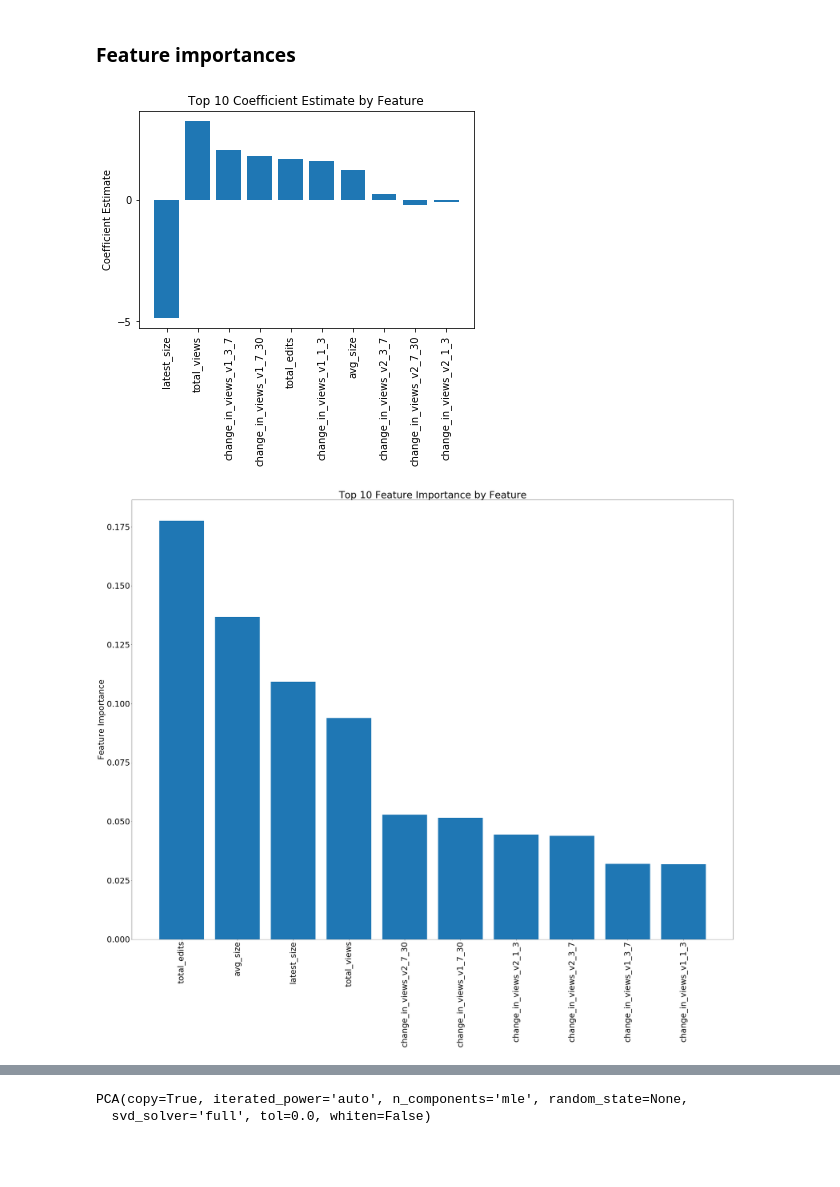
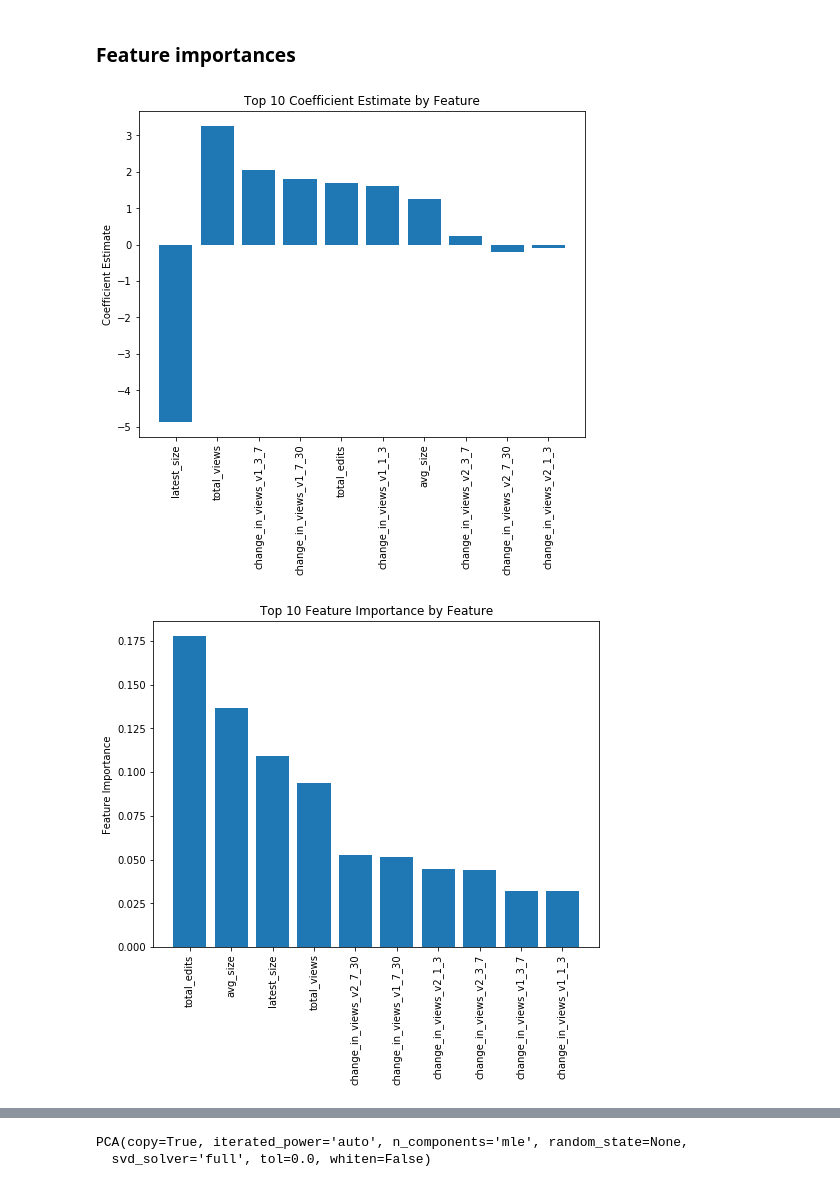
Before and after one commit to FajneFarita/Looking-for-a-Needle-in-a-Haystack-Predicting-Wikipedia-Edits, a Jupyter notebook: data/final/fall-2017-info-251-final-project-analysis-nnu.ipynb, the cells around one changed output, grey strips where cells are left out. Saved outputs shown, nothing was run; the diff lists cells and outputs as text; code cells hidden in the pictures; blank space fills up the shorter version.

```diff
--- a/data/final/fall-2017-info-251-final-project-analysis-nnu.ipynb
+++ b/data/final/fall-2017-info-251-final-project-analysis-nnu.ipynb
@@ -1237,9 +1257,14 @@ f_grouped.get_group(0).describe()
 # %%
-import seaborn as sns
+corr = df_test.corr()
 
-corr = df_test.corr()
+fig, ax = plt.subplots()
+fig.set_size_inches(11.7, 8.27)
+
+plt.rcParams.update({'font.size': 15})
+
 sns.heatmap(corr,
             xticklabels=corr.columns.values,
-            yticklabels=corr.columns.values)
+            yticklabels=corr.columns.values,
+            ax = ax)
 plt.show()
 # %% [output]
@@ -1249,6 +1274,8 @@ plt.show()
 # %% [markdown]
 ### Feature importances
 # %%
+plot_lim = 10
+
 # Logistic regression
 
 logit = LogisticRegression()
@@ -1256,8 +1283,10 @@ logit.fit(train_x, train_y)
 
 logit_coefficients = logit.coef_
 
-plot_lim = 10
-ax = plt.gca()
+#ax = plt.gca()
+fig, ax = plt.subplots()
+fig.set_size_inches(8, 6)
+
 _, sort_i = list(zip(*sorted(zip(np.abs(logit_coefficients[0]), range(plot_lim)), reverse=True)))
 coefs = [logit_coefficients[0][i] for i in sort_i]
 sorted_cols = [train_x.columns[i] for i in sort_i]
@@ -1266,41 +1295,46 @@ plt.xticks(range(plot_lim), sorted_cols, rotation='vertical')
 ax.set_ylabel('Coefficient Estimate')
 ax.set_title('Top 10 Coefficient Estimate by Feature')
 
-fig_size = plt.rcParams["figure.figsize"]
-fig_size[0] = 40
-fig_size[1] = 30
-plt.rcParams["figure.figsize"] = fig_size
-plt.rcParams.update({'font.size': 30})
+#fig_size = plt.rcParams["figure.figsize"]
+#fig_size[0] = 24
+#fig_size[1] = 18
+#plt.rcParams["figure.figsize"] = fig_size
+
+plt.rcParams.update({'font.size': 10})
 
 plt.show()
 # %% [output]
-[figure, old version]
+[figure, new version]
 # %%
 # Decision tree
 
 tree = DecisionTreeClassifier(random_state=13579)
 tree.fit(train_x, train_y)
 
 feature_importances = tree.feature_importances_
 
-ax = plt.gca()
+#ax = plt.gca()
+fig, ax = plt.subplots()
+fig.set_size_inches(8, 6)
+
 _, sort_i = list(zip(*sorted(zip(feature_importances, range(plot_lim)), reverse=True)))
 sorted_feature_importances = [feature_importances[i] for i in sort_i]
 sorted_cols = [train_x.columns[i] for i in sort_i]
 plt.bar(range(plot_lim), sorted_feature_importances, align='center')
 plt.xticks(range(plot_lim), sorted_cols, rotation='vertical')
 ax.set_ylabel('Feature Importance')
 ax.set_title('Top 10 Feature Importance by Feature')
 
-fig_size = plt.rcParams["figure.figsize"]
-fig_size[0] = 40
-fig_size[1] = 30
-plt.rcParams["figure.figsize"] = fig_size
+#fig_size = plt.rcParams["figure.figsize"]
+#fig_size[0] = 24
+#fig_size[1] = 18
+#plt.rcParams["figure.figsize"] = fig_size
 
+plt.rcParams.update({'font.size': 10})
 
 plt.show()
 # %% [output]
-[figure, old version]
+[figure, new version]
 # %%
 # LASSO
 
```
Also changed, not shown: parts of 40 cells of this notebook, 2 other files.
